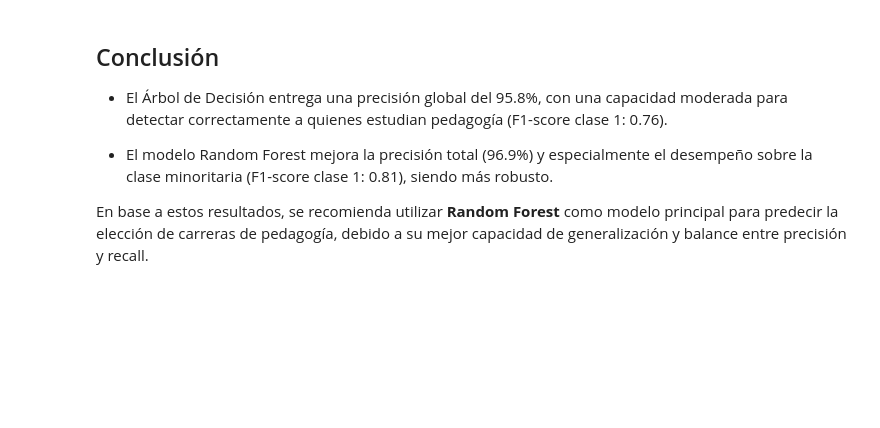
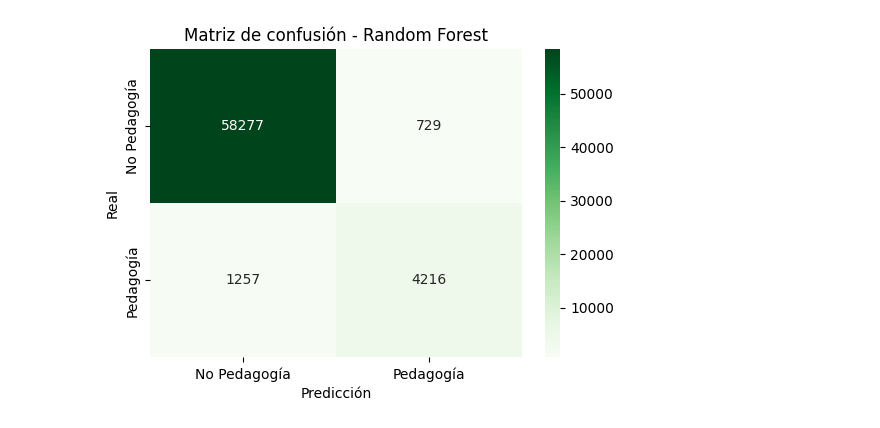
Before and after one commit to evegat/usm2025-1-dip-ia-edu-v2-evegat, a Jupyter notebook: Proyecto/06validacion.ipynb, the cells around one changed output. Cells and saved outputs as stored; diff of their text form; code cells hidden in the pictures; blank space fills up the shorter version.

```diff
--- a/Proyecto/06validacion.ipynb
+++ b/Proyecto/06validacion.ipynb
@@ -98,9 +93,12 @@ Precisión: 0.9588393120240698
 # %%
 modelo_rf = RandomForestClassifier(n_estimators=100, max_depth=10, random_state=42)
 modelo_rf.fit(X_train, y_train)
-y_pred_rf = modelo_rf.predict(X_test)
 
-print("Reporte Random Forest:")
-print(classification_report(y_test, y_pred_rf))
-print("Precisión:", accuracy_score(y_test, y_pred_rf))
+y_train_pred_rf = modelo_rf.predict(X_train)
+y_test_pred_rf = modelo_rf.predict(X_test)
+
+print("Accuracy en entrenamiento (RF):", accuracy_score(y_train, y_train_pred_rf))
+print("Accuracy en testeo (RF):", accuracy_score(y_test, y_test_pred_rf))
+print("\nReporte en conjunto de prueba:")
+print(classification_report(y_test, y_test_pred_rf))
 # %% [output]
@@ -129,8 +117,11 @@ plt.show()
-# %% [markdown]
-## Conclusión
-
-- El Árbol de Decisión entrega una precisión global del 95.8%, con una capacidad moderada para detectar correctamente a quienes estudian pedagogía (F1-score clase 1: 0.76).
-
-- El modelo Random Forest mejora la precisión total (96.9%) y especialmente el desempeño sobre la clase minoritaria (F1-score clase 1: 0.81), siendo más robusto.
-
-En base a estos resultados, se recomienda utilizar **Random Forest** como modelo principal para predecir la elección de carreras de pedagogía, debido a su mejor capacidad de generalización y balance entre precisión y recall.
+# %%
+plt.figure(figsize=(6, 4))
+sns.heatmap(confusion_matrix(y_test, y_test_pred_rf), annot=True, fmt='d', cmap='Greens',
+            xticklabels=['No Pedagogía', 'Pedagogía'],
+            yticklabels=['No Pedagogía', 'Pedagogía'])
+plt.title("Matriz de confusión - Random Forest")
+plt.xlabel("Predicción")
+plt.ylabel("Real")
+plt.show()
+# %% [output]
+[figure, added]
```
Also changed, not shown: parts of 15 cells of this notebook.
